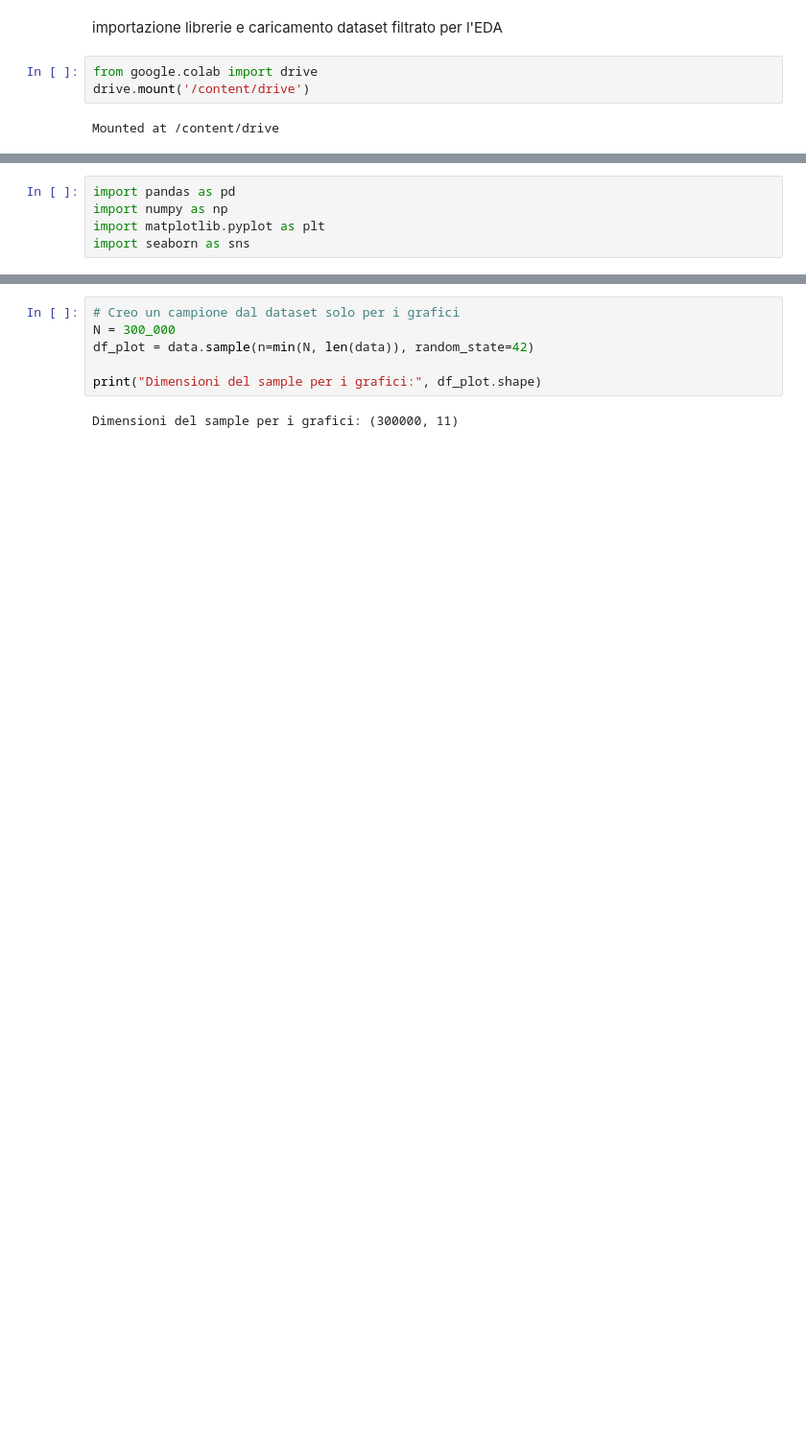
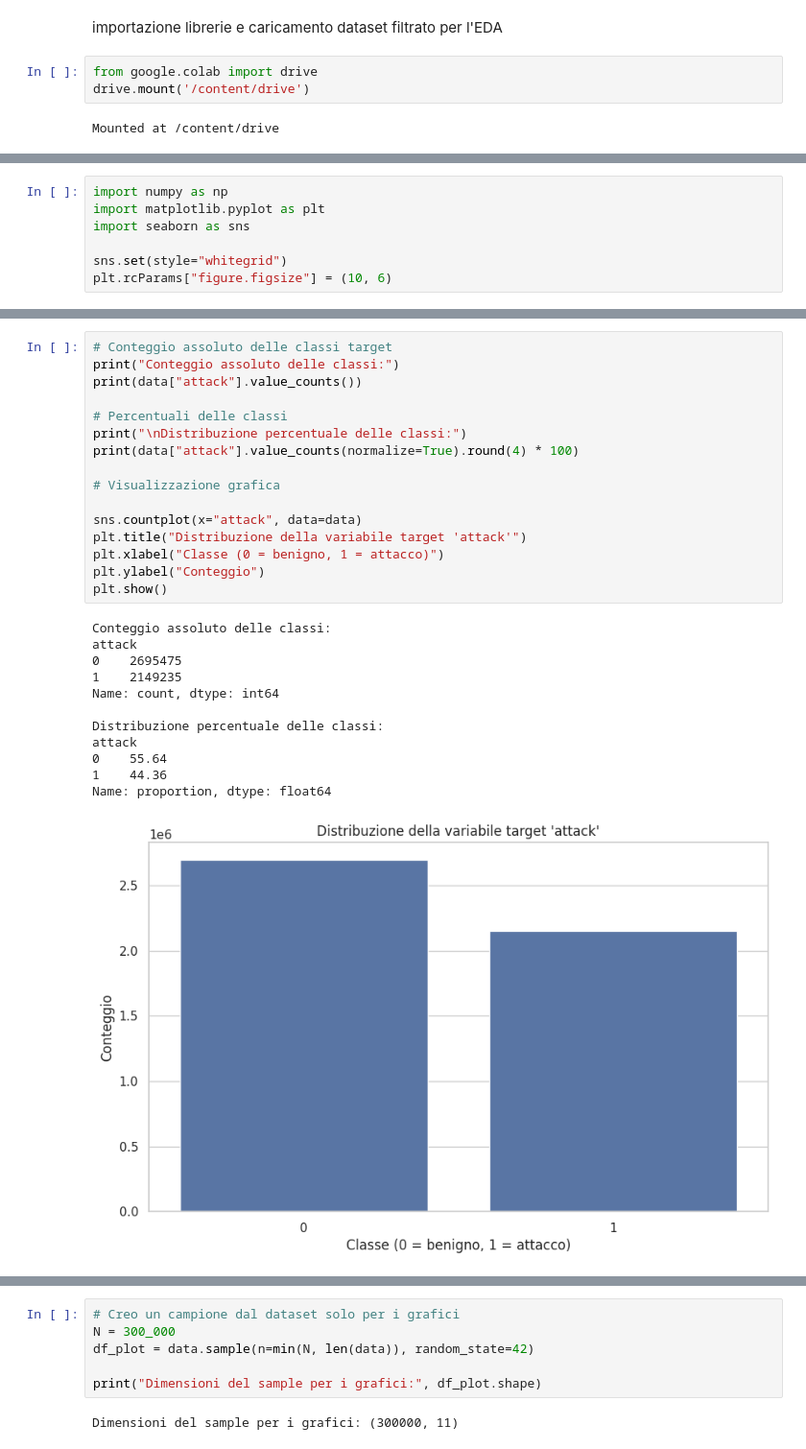
Before and after one commit to gar-nov/tirocinio, a Jupyter notebook: EDA.ipynb, the cells around one changed output, grey strips where cells are left out. Shown at 96% size. Saved outputs shown, nothing was run; the diff lists cells and outputs as text; blank space fills up the shorter version.

```diff
--- a/EDA.ipynb
+++ b/EDA.ipynb
@@ -33,5 +24,7 @@ Dimensioni del dataset: (4845815, 11)
 # %%
-import pandas as pd
 import numpy as np
 import matplotlib.pyplot as plt
 import seaborn as sns
+
+sns.set(style="whitegrid")
+plt.rcParams["figure.figsize"] = (10, 6)
@@ -37,0 +83,29 @@ import seaborn as sns
+# %%
+# Conteggio assoluto delle classi target
+print("Conteggio assoluto delle classi:")
+print(data["attack"].value_counts())
+
+# Percentuali delle classi
+print("\nDistribuzione percentuale delle classi:")
+print(data["attack"].value_counts(normalize=True).round(4) * 100)
+
+# Visualizzazione grafica
+
+sns.countplot(x="attack", data=data)
+plt.title("Distribuzione della variabile target 'attack'")
+plt.xlabel("Classe (0 = benigno, 1 = attacco)")
+plt.ylabel("Conteggio")
+plt.show()
+# %% [output]
+Conteggio assoluto delle classi:
+attack
+0    2695475
+1    2149235
+Name: count, dtype: int64
+
+Distribuzione percentuale delle classi:
+attack
+0    55.64
+1    44.36
+Name: proportion, dtype: float64
+[figure, added]
```
Also changed, not shown: parts of 29 cells of this notebook.
